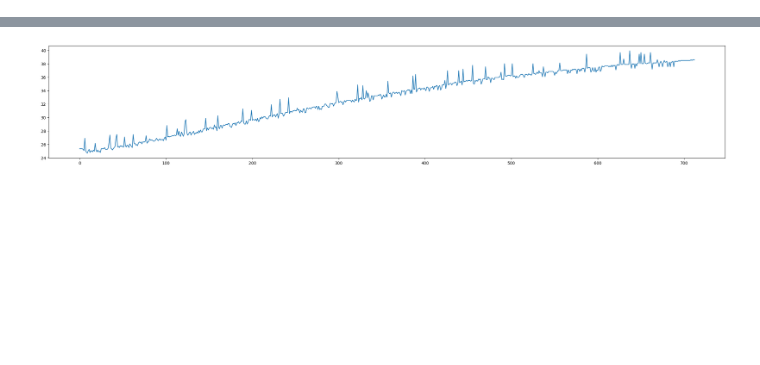
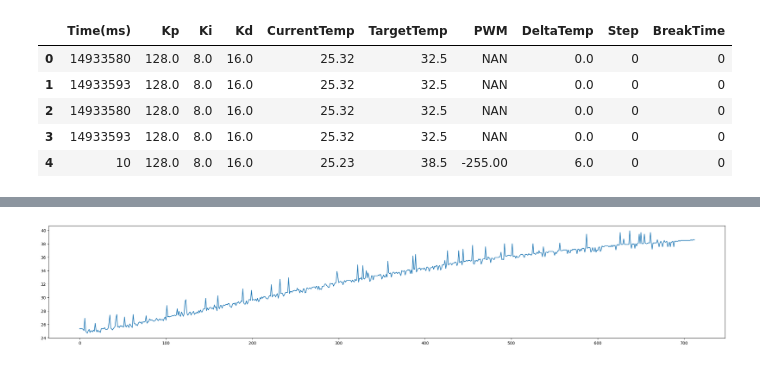
Before and after one commit to Kangsuyeon01/vib-thermal, a Jupyter notebook: play_signal/calibrated_signal.ipynb, the cells around one changed output, grey strips where cells are left out. Cells and saved outputs as stored; diff of their text form; code cells hidden in the pictures; blank space fills up the shorter version.

```diff
--- a/play_signal/calibrated_signal.ipynb
+++ b/play_signal/calibrated_signal.ipynb
@@ -77,0 +76,12 @@ KeyError: 'vib_amp'
+# %%
+
+df = pd.read_csv('arduino_log_1743581095.csv')
+
+df.head()
+# %% [output]
+|  | Time(ms) | Kp | Ki | Kd | CurrentTemp | TargetTemp | PWM | DeltaTemp | Step | BreakTime |
+| 0 | 14933580 | 128.0 | 8.0 | 16.0 | 25.32 | 32.5 | NAN | 0.0 | 0 | 0 |
+| 1 | 14933593 | 128.0 | 8.0 | 16.0 | 25.32 | 32.5 | NAN | 0.0 | 0 | 0 |
+| 2 | 14933580 | 128.0 | 8.0 | 16.0 | 25.32 | 32.5 | NAN | 0.0 | 0 | 0 |
+| 3 | 14933593 | 128.0 | 8.0 | 16.0 | 25.32 | 32.5 | NAN | 0.0 | 0 | 0 |
+| 4 | 10 | 128.0 | 8.0 | 16.0 | 25.23 | 38.5 | -255.00 | 6.0 | 0 | 0 |
```
Also changed, not shown: parts of 6 cells of this notebook, 6 other files.
